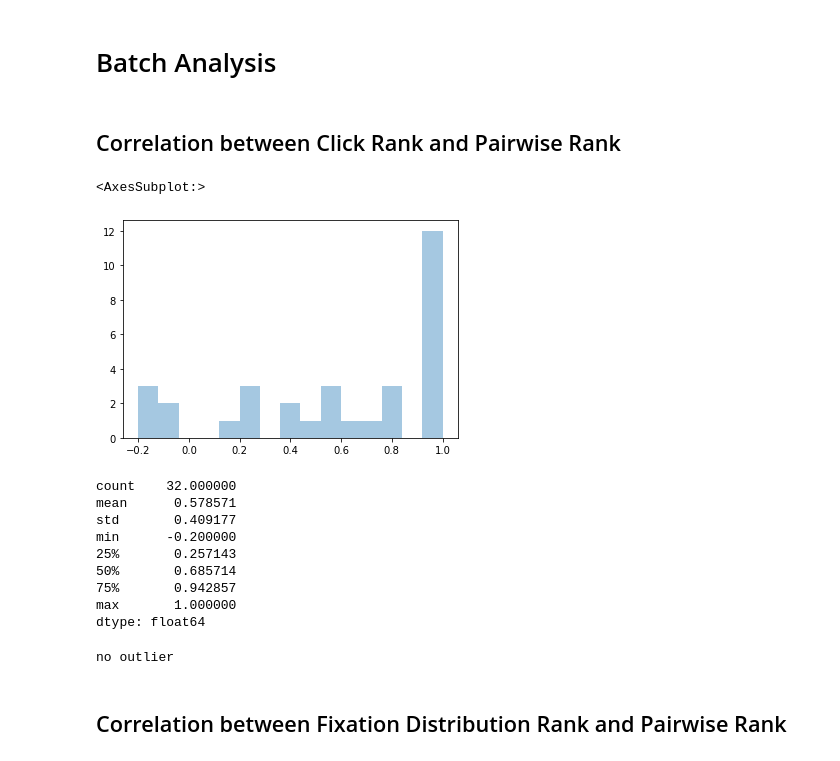
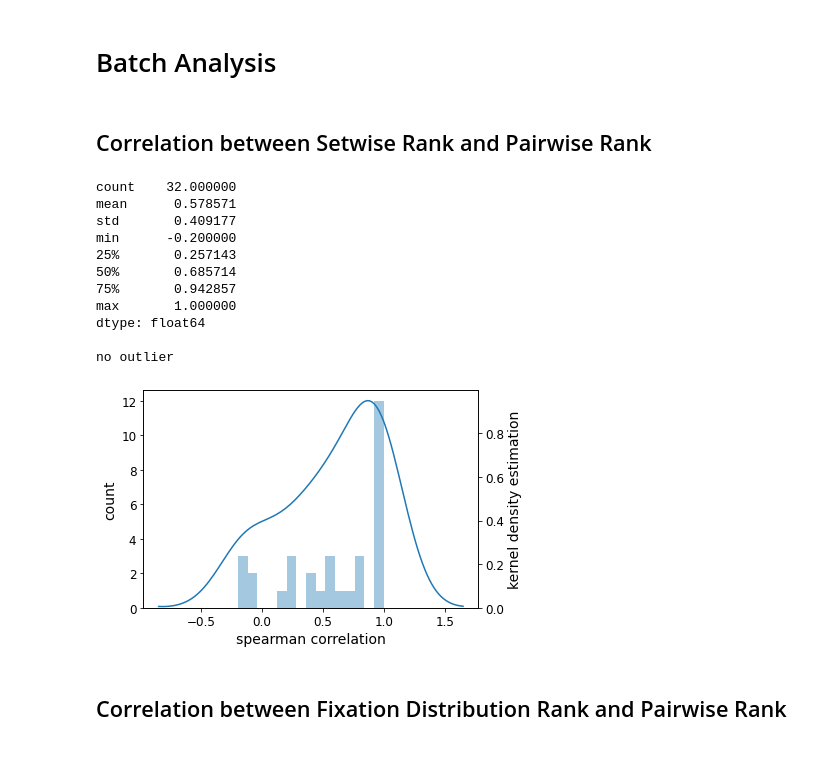
Before and after one commit to Joilence/Gaze-on-Grid, a Jupyter notebook: data-analysis/rank_analysis.ipynb, the cells around one changed output. Saved outputs shown, nothing was run; the diff lists cells and outputs as text; code cells hidden in the pictures.

```diff
--- a/data-analysis/rank_analysis.ipynb
+++ b/data-analysis/rank_analysis.ipynb
@@ -84,62 +85,69 @@ dist_2 = [order_2[list(f.keys())[0] - 1] for f in dist_2_dict]
 # %% [markdown]
 # Batch Analysis
 # %%
-result = []
-
 click_rank_data = pd.read_csv(rank_result_path + 'click_rank_result.csv')
 pairwise_rank_data = pd.read_csv(rank_result_path + 'pairwise_rank_result.csv')
 dist_rank_data = pd.read_csv(rank_result_path + 'dist_rank.csv')
+tick_fontsize = 12
+label_fontsize = 14
 # %% [markdown]
-## Correlation between Click Rank and Pairwise Rank
+## Correlation between Setwise Rank and Pairwise Rank
 # %%
+result = []
+
 for name in names:
     row = click_rank_data[click_rank_data['tester'] == name]
     clk_1 = ast.literal_eval(row['click_grid_1_rank'].values[0])
     clk_2 = ast.literal_eval(row['click_grid_2_rank'].values[0])
 
     row = pairwise_rank_data[pairwise_rank_data['tester'] == name]
     pw_1 = ast.literal_eval(row['pwc_grid_1_rank'].values[0])[0:-2]
     pw_2 = ast.literal_eval(row['pwc_grid_2_rank'].values[0])[0:-2]
 
     row = dist_rank_data[dist_rank_data['name'] == name]
     dist_1 = ast.literal_eval(row[row['event'] == 'gaze_grid_1']['rank'].values[0])
     dist_2 = ast.literal_eval(row[row['event'] == 'gaze_grid_2']['rank'].values[0])
 
     cor_1, pval_1 = spearmanr(clk_1, pw_1)
     cor_2, pval_2 = spearmanr(clk_2, pw_2)
 
     result.append({'name': name,
                    'grid_1_cor': cor_1,
                    'grid_1_pval': pval_1,
                    'grid_2_cor': cor_2,
                    'grid_2_pval': pval_2,})
 
 result = pd.DataFrame(result, columns=['name', 'grid_1_cor', 'grid_1_pval', 'grid_2_cor', 'grid_2_pval'])
 
 c1 = result['grid_1_cor']
 c2 = result['grid_2_cor']
 cor = c1.append(c2, ignore_index=True)
-sns.distplot(cor, bins=15, kde=False)
+plt.tick_params(labelsize=tick_fontsize)
+ax = sns.distplot(cor, bins=15, kde=False)
+plt.xlabel('spearman correlation', fontsize=label_fontsize)
+plt.ylabel('count', fontsize=label_fontsize)
+ax2 = ax.twinx()
+plt.tick_params(labelsize=tick_fontsize)
+sns.kdeplot(cor)
+plt.ylabel('kernel density estimation', fontsize=label_fontsize)
+plt.savefig('stats/sw-pw-comp', dpi=300)
+
+print(cor.describe(), '\n')
+if True not in (abs(zscore(cor)) >= 3): print('no outlier')
+else: print('outlier detected')
 # %% [output]
-<AxesSubplot:>
+count    32.000000
+mean      0.578571
+std       0.409177
+min      -0.200000
+25%       0.257143
+50%       0.685714
+75%       0.942857
+max       1.000000
+dtype: float64
+
+no outlier
-[figure, old version]
+[figure, new version]
-# %%
-cor.describe()
-# %% [output]
-count    32.000000
-mean      0.578571
-std       0.409177
-min      -0.200000
-25%       0.257143
-50%       0.685714
-75%       0.942857
-max       1.000000
-dtype: float64
-# %%
-if True not in (abs(zscore(cor)) >= 3): print('no outlier')
-else: print('outlier detected')
-# %% [output]
-no outlier
 # %% [markdown]
 ## Correlation between Fixation Distribution Rank and Pairwise Rank
 # %%
```
Also changed, not shown: parts of 5 cells of this notebook, 6 other files.
